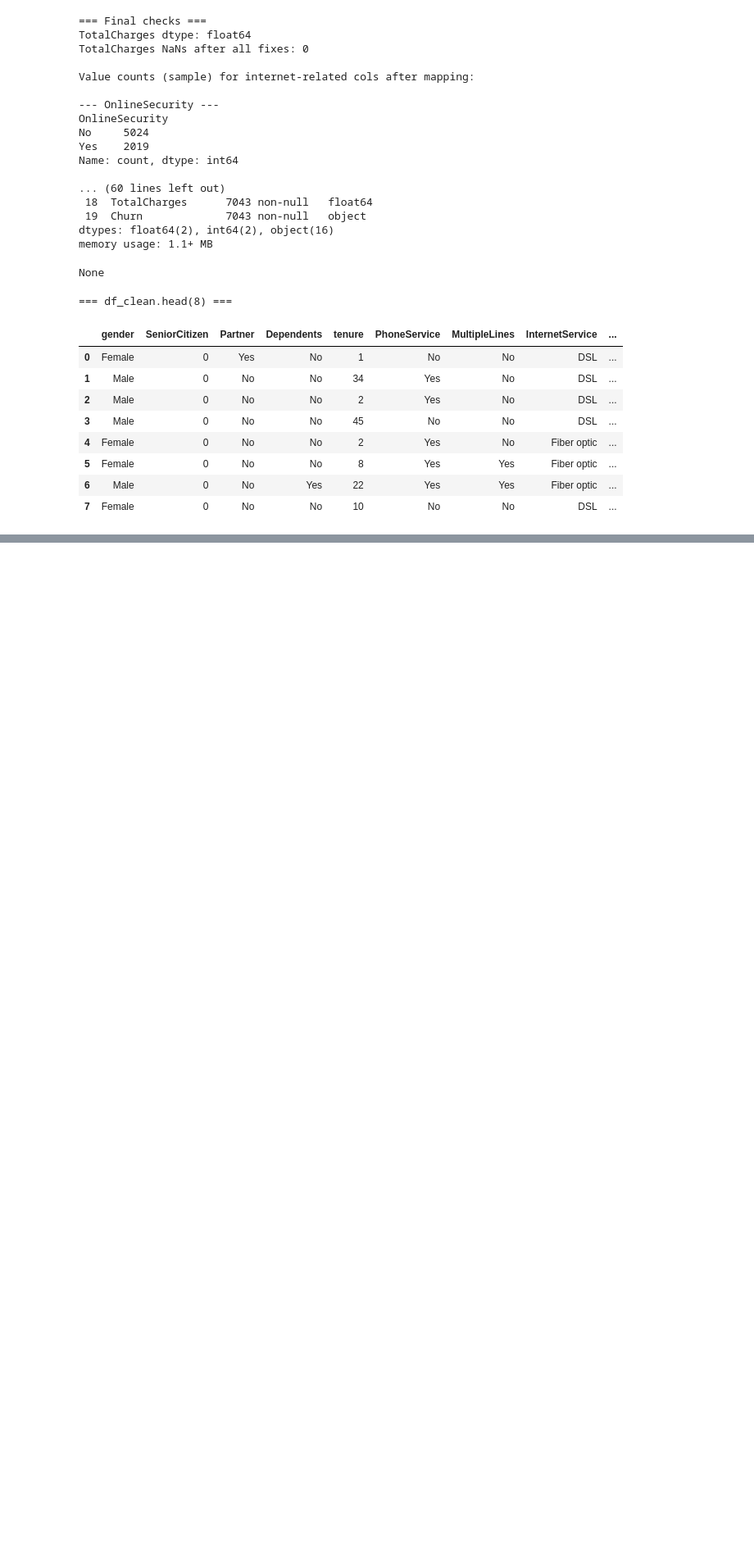
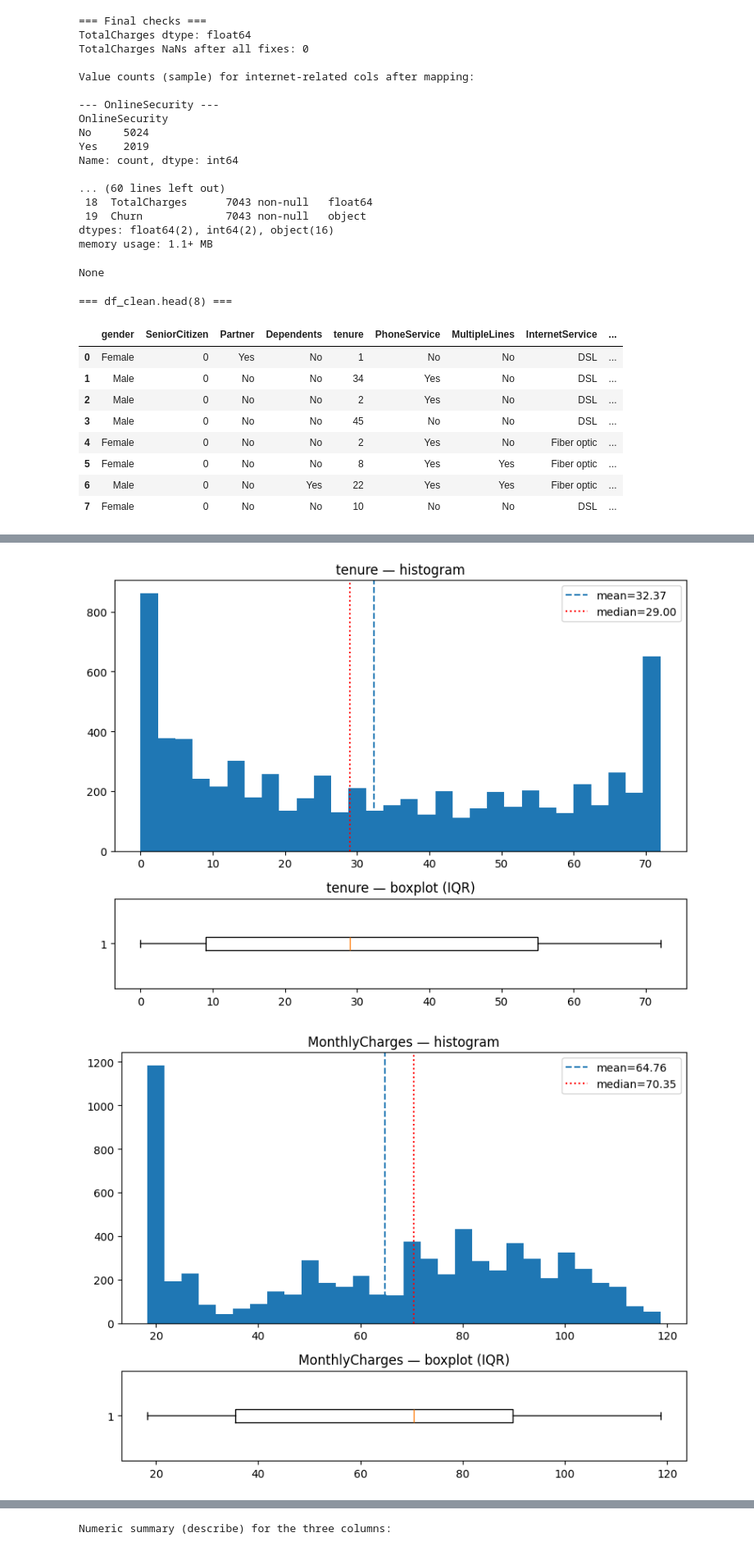
Before and after one commit to yahyaCS/AIP22-featureEngineering, a Jupyter notebook: fe.ipynb, the cells around one changed output, grey strips where cells are left out. Shown at 82% size. Saved outputs shown, nothing was run; the diff lists cells and outputs as text; code cells hidden in the pictures; blank space fills up the shorter version.

```diff
--- a/fe.ipynb
+++ b/fe.ipynb
@@ -355,0 +395,23 @@ None
+# %%
+num_cols = ['tenure', 'MonthlyCharges', 'TotalCharges']
+for col in num_cols:
+    fig, (ax_hist, ax_box) = plt.subplots(2, 1, gridspec_kw={'height_ratios':[3,1]}, figsize=(8,6))
+    # histogram
+    vals = df_clean[col].dropna()
+    ax_hist.hist(vals, bins=30)
+    ax_hist.axvline(vals.mean(), linestyle='--', label=f"mean={vals.mean():.2f}")
+    ax_hist.axvline(vals.median(), color='red', linestyle=':', label=f"median={vals.median():.2f}")
+    ax_hist.set_title(f'{col} — histogram')
+    ax_hist.legend()
+    # boxplot
+    ax_box.boxplot(vals, vert=False)
+    ax_box.set_title(f'{col} — boxplot (IQR)')
+    plt.tight_layout()
+    plt.show()
+
+# Also print describe table for these
+print("\nNumeric summary (describe) for the three columns:")
+display(df_clean[num_cols].describe().T)
+# %% [output]
+[figure, added]
+[figure, added]
@@ -355,0 +419 @@ None
+Numeric summary (describe) for the three columns:
```
Also changed, not shown: parts of 8 cells of this notebook.
